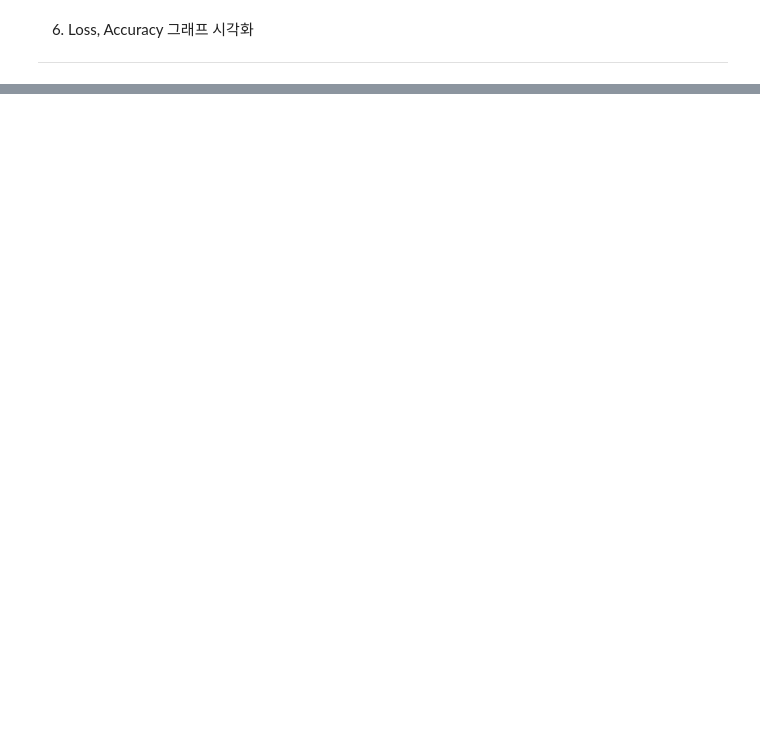
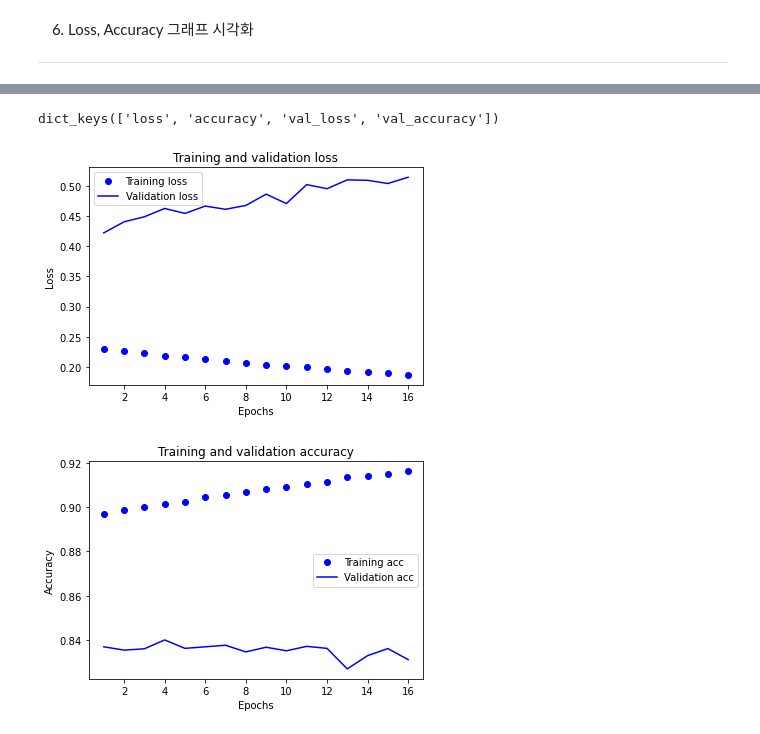
Before and after one commit to byhankim/aiffel, a Jupyter notebook: e/E09_sentiment_analysis_project.ipynb, the cells around one changed output, grey strips where cells are left out. Cells and saved outputs as stored; diff of their text form; code cells hidden in the pictures; blank space fills up the shorter version.

```diff
--- a/e/E09_sentiment_analysis_project.ipynb
+++ b/e/E09_sentiment_analysis_project.ipynb
@@ -366,0 +337,14 @@ Epoch 16/16
+# %%
+# model_lstm_ml
+model_lstm_ml.compile(optimizer='adam',
+              loss='binary_crossentropy',
+              metrics=['accuracy'])
+
+epochs=16  # 몇 epoch를 훈련하면 좋을지 결과를 보면서 바꾸어 봅시다.
+
+history_lstm_ml = model_lstm_sl.fit(partial_x_train,
+                    partial_y_train,
+                    epochs=epochs,
+                    batch_size=512,
+                    validation_data=(x_val, y_val),
+                    verbose=1)
@@ -446,34 +465,38 @@ plt.show()
 # %%
 # model 2 viz
-history_dict = history_gmp.history
+history_dict = history_lstm_ml.history
 print(history_dict.keys()) # epoch에 따른 그래프를 그려볼 수 있는 항목들
 
 import matplotlib.pyplot as plt
 
 acc = history_dict['accuracy']
 val_acc = history_dict['val_accuracy']
 loss = history_dict['loss']
 val_loss = history_dict['val_loss']
 
 epochs = range(1, len(acc) + 1)
 
 plt.plot(epochs, loss, 'bo', label='Training loss')
 plt.plot(epochs, val_loss, 'b', label='Validation loss')
 plt.title('Training and validation loss')
 plt.xlabel('Epochs')
 plt.ylabel('Loss')
 plt.legend()
 
 plt.show()
 
 # accuracy graph
 plt.clf()   # 그림을 초기화합니다
 
 plt.plot(epochs, acc, 'bo', label='Training acc')
 plt.plot(epochs, val_acc, 'b', label='Validation acc')
 plt.title('Training and validation accuracy')
 plt.xlabel('Epochs')
 plt.ylabel('Accuracy')
 plt.legend()
 
 plt.show()
+# %% [output]
+dict_keys(['loss', 'accuracy', 'val_loss', 'val_accuracy'])
+[figure, added]
+[figure, added]
```
Also changed, not shown: parts of 45 cells of this notebook.
